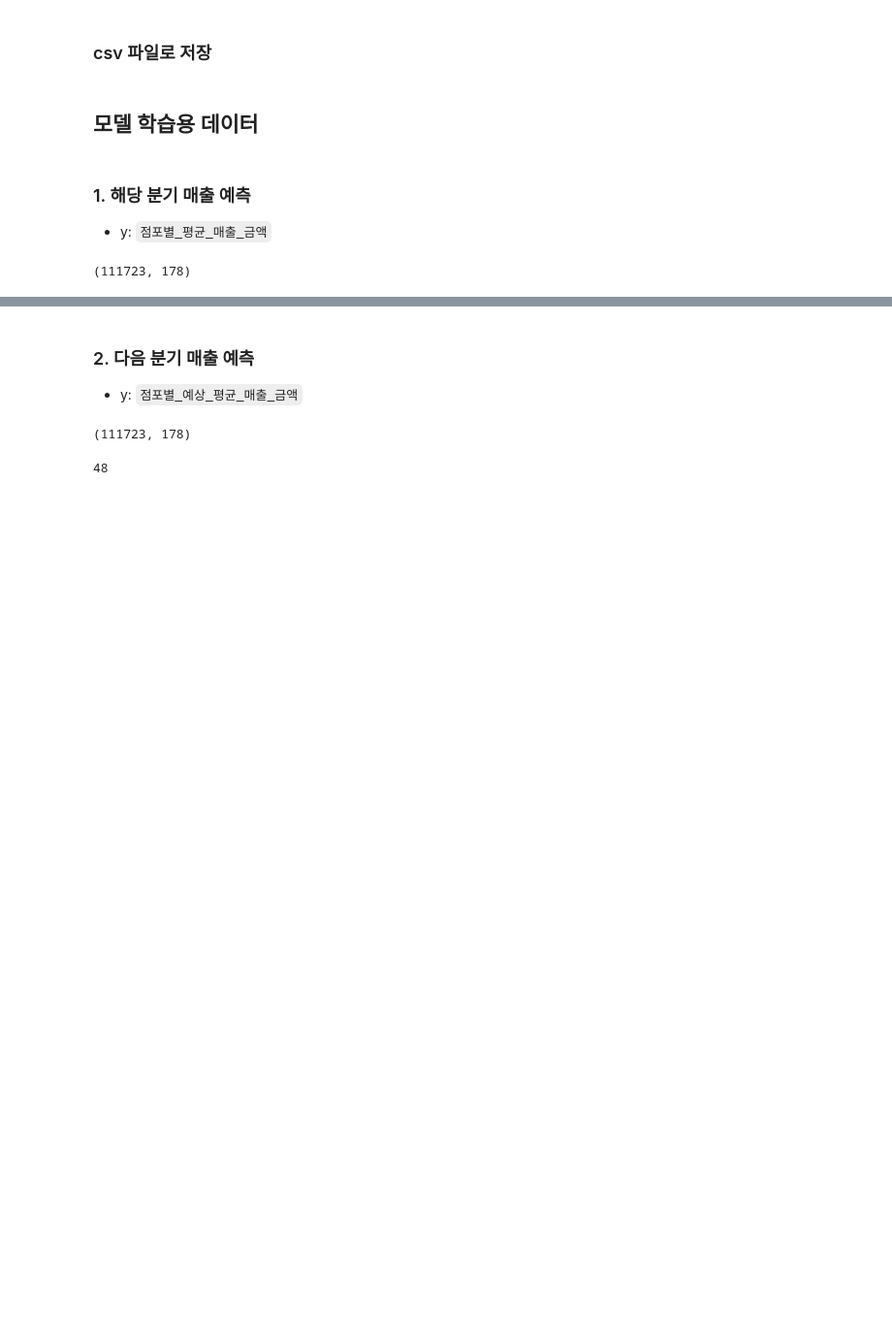
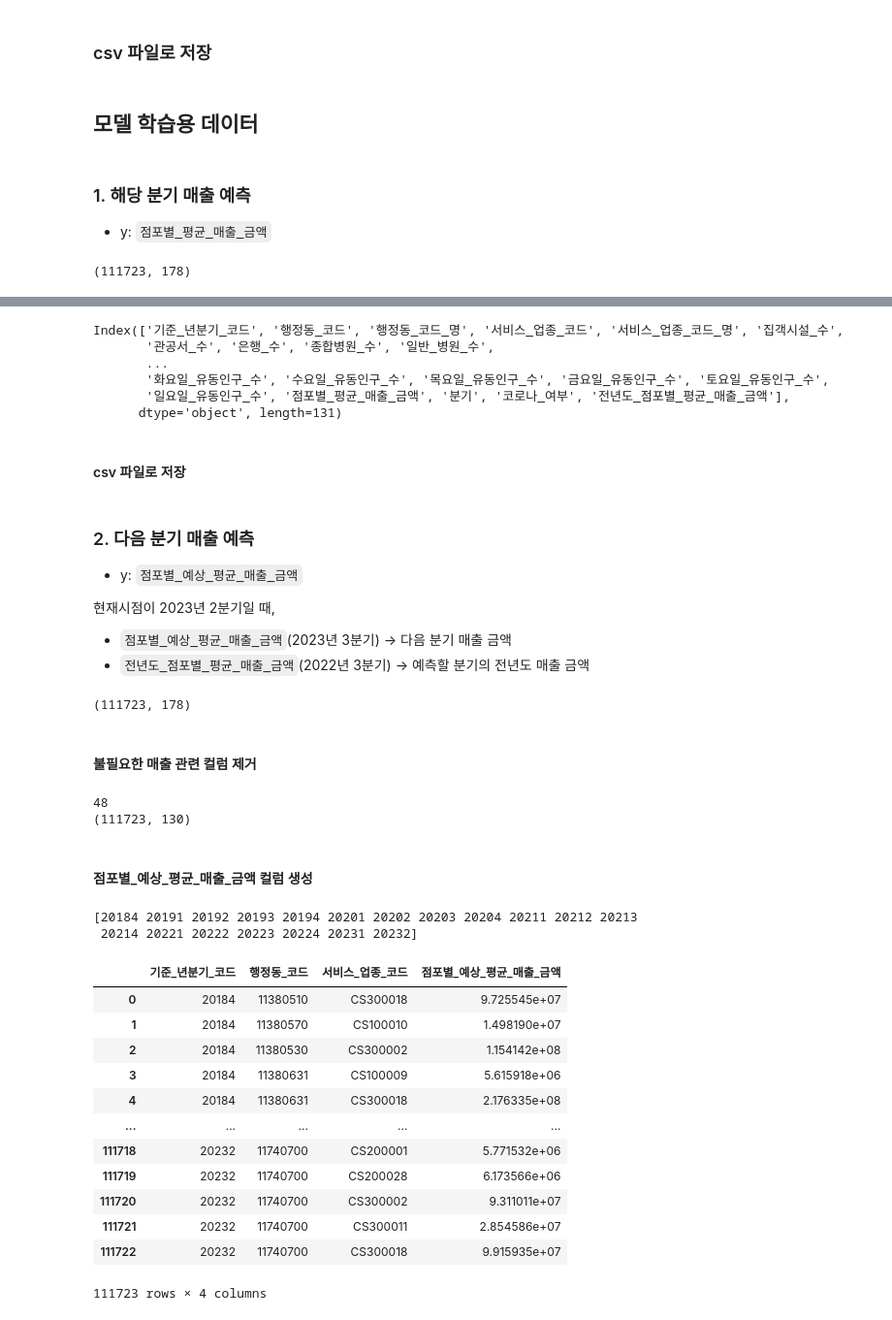
Before and after one commit to KT-AIvle-4th-Big-Project-Team2/SAI, a Jupyter notebook: Modeling/data cleansing_행정동.ipynb, the cells around one changed output, grey strips where cells are left out. Shown at 97% size. Saved outputs shown, nothing was run; the diff lists cells and outputs as text; code cells hidden in the pictures; blank space fills up the shorter version.

```diff
--- a/Modeling/data cleansing_행정동.ipynb
+++ b/Modeling/data cleansing_행정동.ipynb
@@ -1103,13 +1151,30 @@ Name: 점포별_평균_매출_금액, dtype: float64
+# %%
+estimate.columns
+# %% [output]
+Index(['기준_년분기_코드', '행정동_코드', '행정동_코드_명', '서비스_업종_코드', '서비스_업종_코드_명', '집객시설_수',
+       '관공서_수', '은행_수', '종합병원_수', '일반_병원_수',
+       ...
+       '화요일_유동인구_수', '수요일_유동인구_수', '목요일_유동인구_수', '금요일_유동인구_수', '토요일_유동인구_수',
+       '일요일_유동인구_수', '점포별_평균_매출_금액', '분기', '코로나_여부', '전년도_점포별_평균_매출_금액'],
+      dtype='object', length=131)
+# %% [markdown]
+#### csv 파일로 저장
 # %%
 estimate.to_csv('../../data/preprocessed data/dong_service_data_estimate.csv', index=False)
 # %% [markdown]
 ### 2. 다음 분기 매출 예측
 - y: `점포별_예상_평균_매출_금액`
+
+현재시점이 2023년 2분기일 때,
+- `점포별_예상_평균_매출_금액`(2023년 3분기) → 다음 분기 매출 금액
+- `전년도_점포별_평균_매출_금액`(2022년 3분기) → 예측할 분기의 전년도 매출 금액
 # %%
 predict = pd.read_csv('../../data/preprocessed data/dong_service_data.csv')
 predict.shape
 # %% [output]
 (111723, 178)
+# %% [markdown]
+#### 불필요한 매출 관련 컬럼 제거
 # %%
 drop_cols = ['당월_매출_금액', '당월_매출_건수', '주중_매출_금액', '주말_매출_금액',
        '월요일_매출_금액', '화요일_매출_금액', '수요일_매출_금액', '목요일_매출_금액', '금요일_매출_금액',
@@ -1125,5 +1190,35 @@ drop_cols = ['당월_매출_금액', '당월_매출_건수', '주중_매출_금
        '연령대_40_매출_건수', '연령대_50_매출_건수', '연령대_60_이상_매출_건수']
 
 print(len(drop_cols))
+
+predict = predict.drop(columns=drop_cols)
+print(predict.shape)
 # %% [output]
 48
+(111723, 130)
+# %% [markdown]
+#### 점포별_예상_평균_매출_금액 컬럼 생성
+# %%
+before = predict[['기준_년분기_코드', '행정동_코드', '서비스_업종_코드', '점포별_평균_매출_금액']]
+before['기준_년분기_코드'] -= 1
+before.loc[before['기준_년분기_코드'].isin([20190, 20200, 20210, 20220, 20230]), '기준_년분기_코드'] -= 6   # 0분기 → 전년도 4분기로 바꿔줌
+before = before.rename(columns={'점포별_평균_매출_금액': '점포별_예상_평균_매출_금액'})
+
+print(before['기준_년분기_코드'].unique())
+display(before)
+# %% [output]
+[20184 20191 20192 20193 20194 20201 20202 20203 20204 20211 20212 20213
+ 20214 20221 20222 20223 20224 20231 20232]
+|  | 기준_년분기_코드 | 행정동_코드 | 서비스_업종_코드 | 점포별_예상_평균_매출_금액 |
+| 0 | 20184 | 11380510 | CS300018 | 9.725545e+07 |
+| 1 | 20184 | 11380570 | CS100010 | 1.498190e+07 |
+| 2 | 20184 | 11380530 | CS300002 | 1.154142e+08 |
+| 3 | 20184 | 11380631 | CS100009 | 5.615918e+06 |
+| 4 | 20184 | 11380631 | CS300018 | 2.176335e+08 |
+| ... | ... | ... | ... | ... |
+| 111718 | 20232 | 11740700 | CS200001 | 5.771532e+06 |
+| 111719 | 20232 | 11740700 | CS200028 | 6.173566e+06 |
+| 111720 | 20232 | 11740700 | CS300002 | 9.311011e+07 |
+| 111721 | 20232 | 11740700 | CS300011 | 2.854586e+07 |
+| 111722 | 20232 | 11740700 | CS300018 | 9.915935e+07 |
+111723 rows × 4 columns
```
Also changed, not shown: parts of 32 cells of this notebook, 1 other file.
